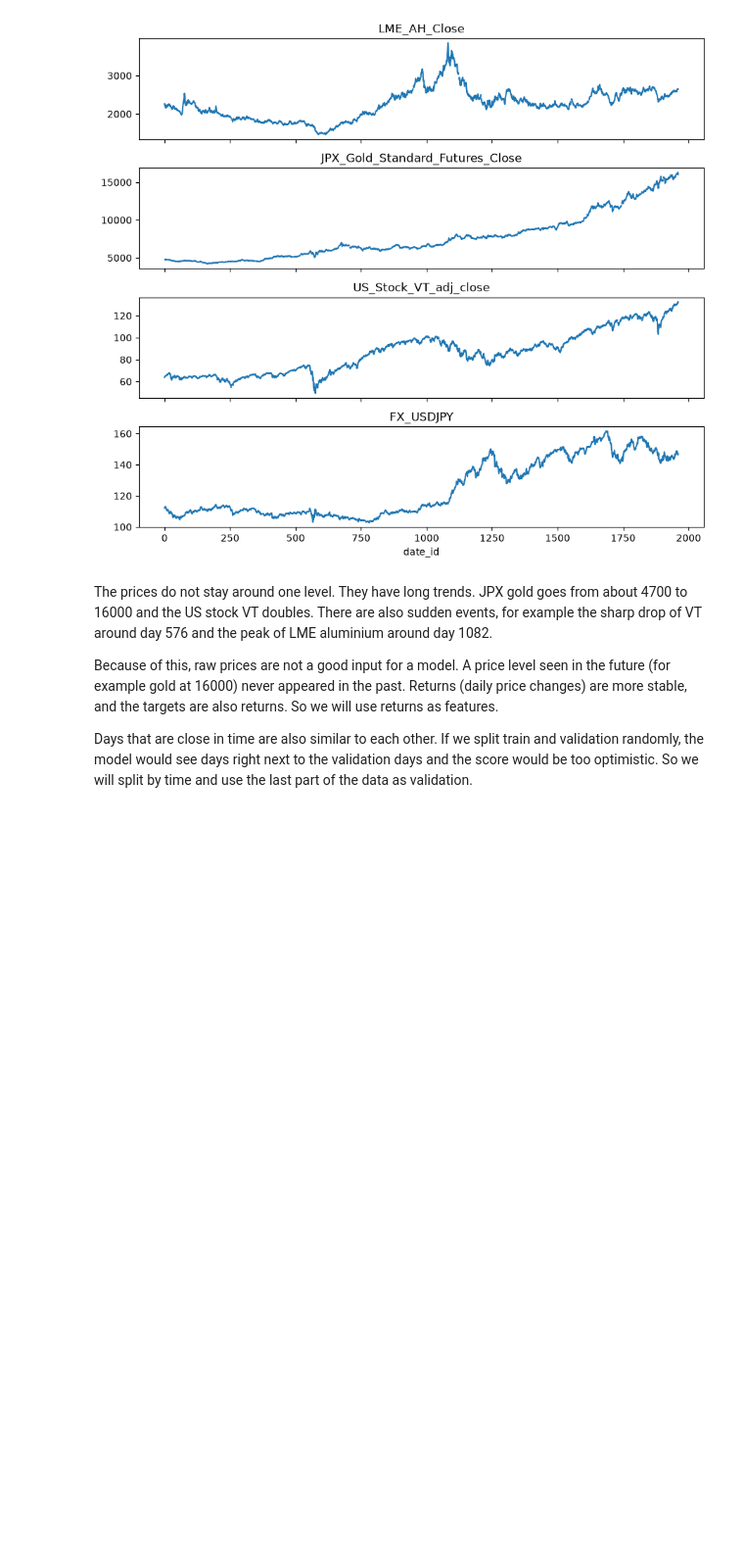
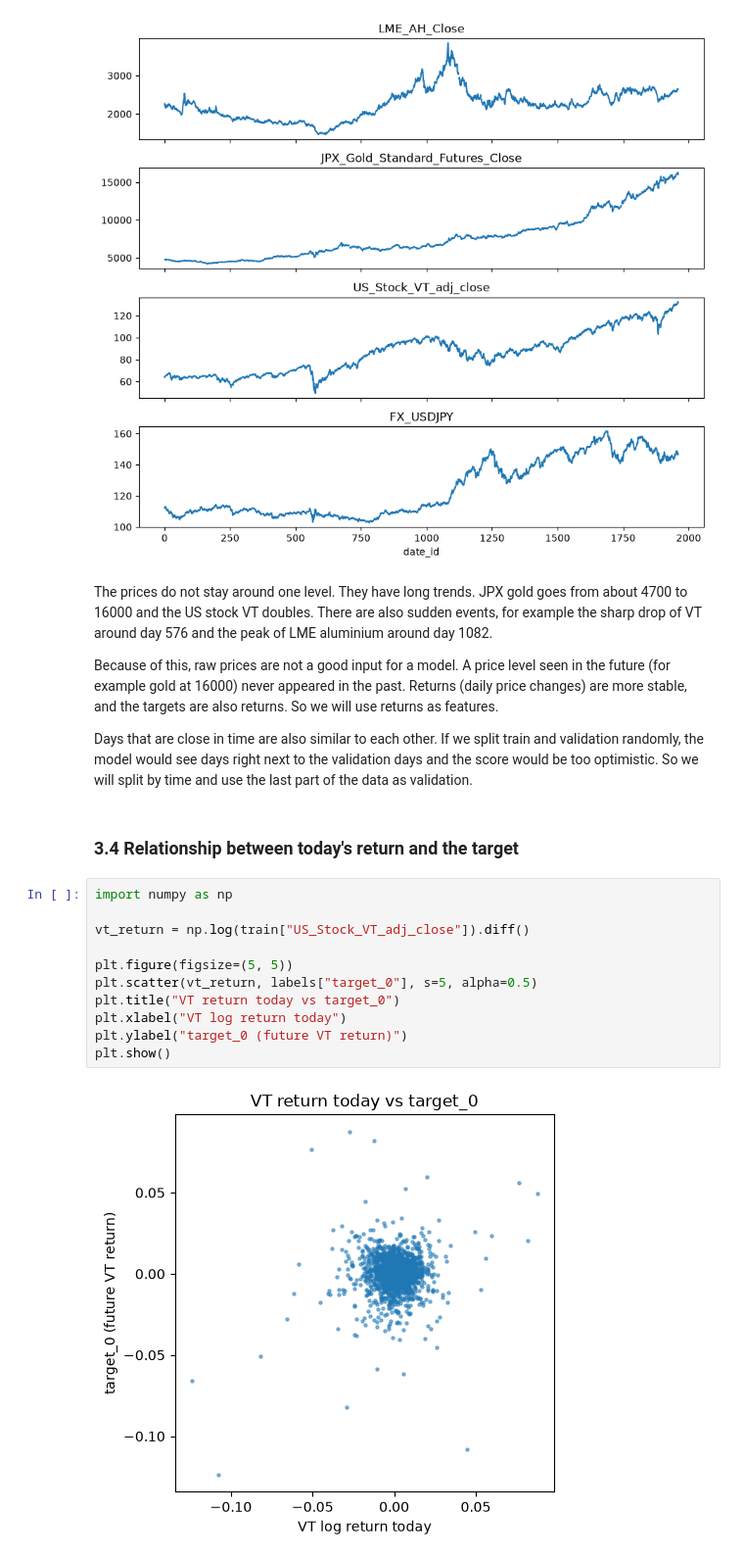
Before and after one commit to ceng313-2026/GROUP57_CENG313, a Jupyter notebook: assignment1_eda_baseline.ipynb, the cells around one changed output. Shown at 98% size. Cells and saved outputs as stored; diff of their text form; blank space fills up the shorter version.

Commit message:
Add return vs target plot

```diff
--- a/assignment1_eda_baseline.ipynb
+++ b/assignment1_eda_baseline.ipynb
@@ -259,3 +259,18 @@ Days that are close in time are also similar to each other. If we split train an
 validation randomly, the model would see days right next to the validation days and
 the score would be too optimistic. So we will split by time and use the last part of
 the data as validation.
+# %% [markdown]
+### 3.4 Relationship between today's return and the target
+# %%
+import numpy as np
+
+vt_return = np.log(train["US_Stock_VT_adj_close"]).diff()
+
+plt.figure(figsize=(5, 5))
+plt.scatter(vt_return, labels["target_0"], s=5, alpha=0.5)
+plt.title("VT return today vs target_0")
+plt.xlabel("VT log return today")
+plt.ylabel("target_0 (future VT return)")
+plt.show()
+# %% [output]
+[figure, added]
```
Also changed, not shown: parts of 2 cells of this notebook.
